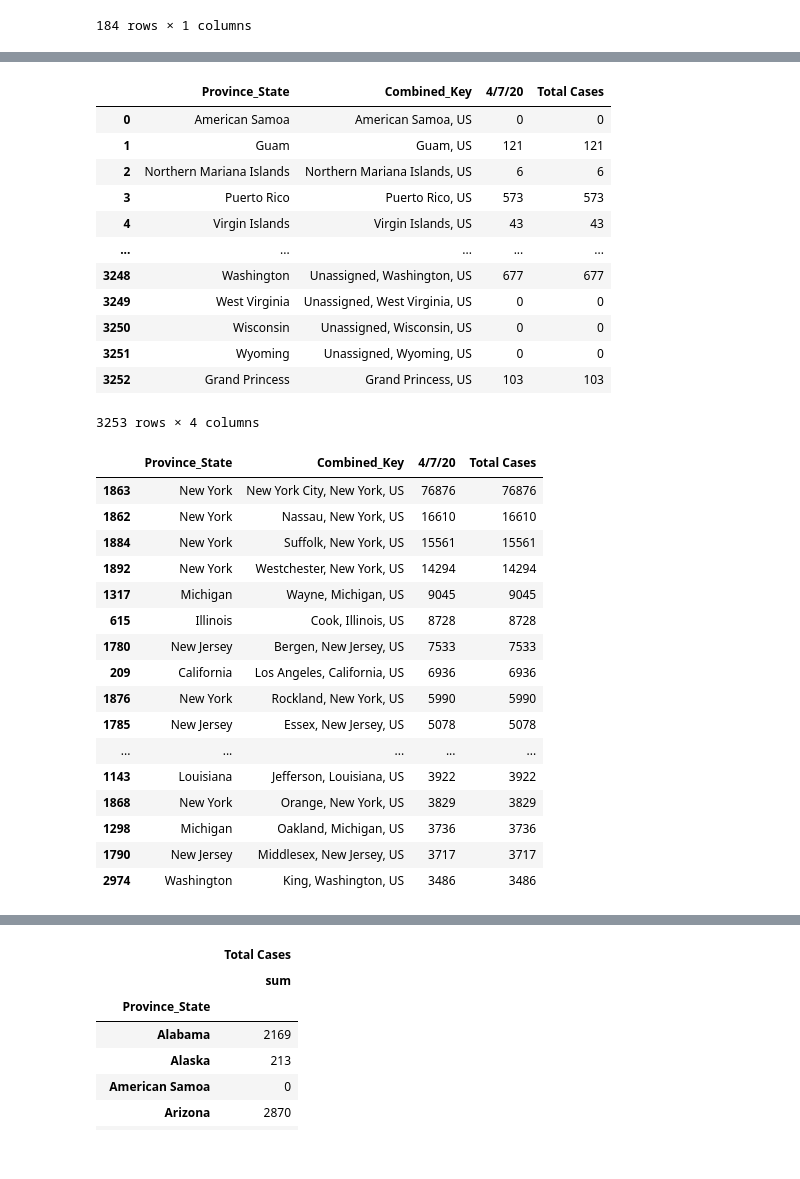
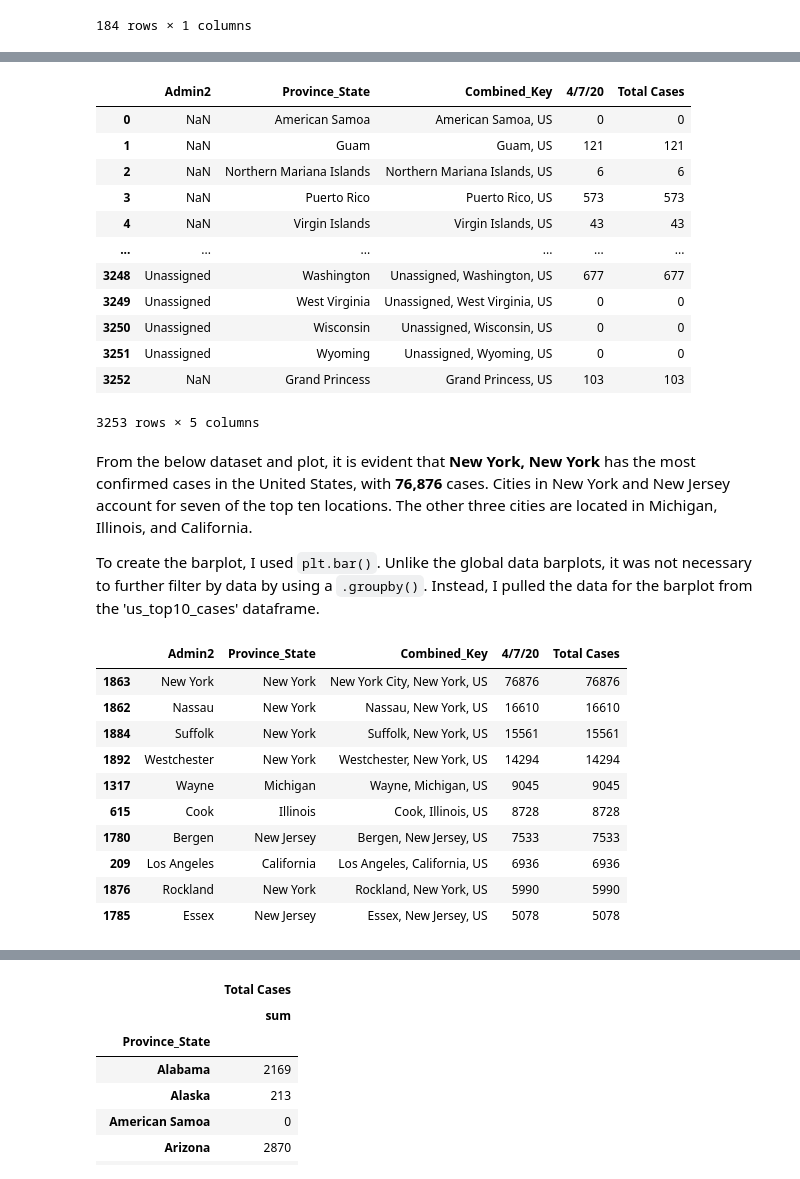
Before and after one commit to kfasola/Fasola_Final_Project, a Jupyter notebook: Fasola - Final Project.ipynb, the cells around one changed output, grey strips where cells are left out. Cells and saved outputs as stored; diff of their text form; code cells hidden in the pictures.

```diff
--- a/Fasola - Final Project.ipynb
+++ b/Fasola - Final Project.ipynb
@@ -273,42 +530,39 @@ Name: (Total Recovered, sum), dtype: float64
 # %%
-uscases_covid = pd.read_csv('time_series_covid19_confirmed_US.csv')
-uscases_covid.drop(uscases_covid.columns.difference(['Province_State', 'Combined_Key', '4/7/20']), axis=1, inplace=True)
+uscases_covid.drop(uscases_covid.columns.difference(['Admin2', 'Province_State', 'Combined_Key', '4/7/20']), axis=1, inplace=True)
 uscases_covid['Total Cases'] = uscases_covid.sum(1)
 uscases_covid
 # %% [output]
-|  | Province_State | Combined_Key | 4/7/20 | Total Cases |
-| 0 | American Samoa | American Samoa, US | 0 | 0 |
-| 1 | Guam | Guam, US | 121 | 121 |
-| 2 | Northern Mariana Islands | Northern Mariana Islands, US | 6 | 6 |
-| 3 | Puerto Rico | Puerto Rico, US | 573 | 573 |
-| 4 | Virgin Islands | Virgin Islands, US | 43 | 43 |
-| ... | ... | ... | ... | ... |
-| 3248 | Washington | Unassigned, Washington, US | 677 | 677 |
-| 3249 | West Virginia | Unassigned, West Virginia, US | 0 | 0 |
-| 3250 | Wisconsin | Unassigned, Wisconsin, US | 0 | 0 |
-| 3251 | Wyoming | Unassigned, Wyoming, US | 0 | 0 |
-| 3252 | Grand Princess | Grand Princess, US | 103 | 103 |
+|  | Admin2 | Province_State | Combined_Key | 4/7/20 | Total Cases |
+| 0 | NaN | American Samoa | American Samoa, US | 0 | 0 |
+| 1 | NaN | Guam | Guam, US | 121 | 121 |
+| 2 | NaN | Northern Mariana Islands | Northern Mariana Islands, US | 6 | 6 |
+| 3 | NaN | Puerto Rico | Puerto Rico, US | 573 | 573 |
+| 4 | NaN | Virgin Islands | Virgin Islands, US | 43 | 43 |
+| ... | ... | ... | ... | ... | ... |
+| 3248 | Unassigned | Washington | Unassigned, Washington, US | 677 | 677 |
+| 3249 | Unassigned | West Virginia | Unassigned, West Virginia, US | 0 | 0 |
+| 3250 | Unassigned | Wisconsin | Unassigned, Wisconsin, US | 0 | 0 |
+| 3251 | Unassigned | Wyoming | Unassigned, Wyoming, US | 0 | 0 |
+| 3252 | NaN | Grand Princess | Grand Princess, US | 103 | 103 |
-3253 rows × 4 columns
+3253 rows × 5 columns
+# %% [markdown]
+From the below dataset and plot, it is evident that **New York, New York** has the most confirmed cases in the United States, with **76,876** cases.  Cities in New York and New Jersey account for seven of the top ten locations.  The other three cities are located in Michigan, Illinois, and California.
+
+To create the barplot, I used `plt.bar()`.  Unlike the global data barplots, it was not necessary to further filter by data by using a `.groupby()`.  Instead, I pulled the data for the barplot from the 'us_top10_cases' dataframe.
 # %%
-us_top10_cases = uscases_covid.sort_values('Total Cases', ascending=False).head(22)
+us_top10_cases = uscases_covid.sort_values('Total Cases', ascending=False).head(10)
 us_top10_cases
 # %% [output]
-|  | Province_State | Combined_Key | 4/7/20 | Total Cases |
-| 1863 | New York | New York City, New York, US | 76876 | 76876 |
-| 1862 | New York | Nassau, New York, US | 16610 | 16610 |
-| 1884 | New York | Suffolk, New York, US | 15561 | 15561 |
-| 1892 | New York | Westchester, New York, US | 14294 | 14294 |
-| 1317 | Michigan | Wayne, Michigan, US | 9045 | 9045 |
-| 615 | Illinois | Cook, Illinois, US | 8728 | 8728 |
-| 1780 | New Jersey | Bergen, New Jersey, US | 7533 | 7533 |
-| 209 | California | Los Angeles, California, US | 6936 | 6936 |
-| 1876 | New York | Rockland, New York, US | 5990 | 5990 |
-| 1785 | New Jersey | Essex, New Jersey, US | 5078 | 5078 |
-| ... | ... | ... | ... | ... |
-| 1143 | Louisiana | Jefferson, Louisiana, US | 3922 | 3922 |
-| 1868 | New York | Orange, New York, US | 3829 | 3829 |
-| 1298 | Michigan | Oakland, Michigan, US | 3736 | 3736 |
-| 1790 | New Jersey | Middlesex, New Jersey, US | 3717 | 3717 |
-| 2974 | Washington | King, Washington, US | 3486 | 3486 |
+|  | Admin2 | Province_State | Combined_Key | 4/7/20 | Total Cases |
+| 1863 | New York | New York | New York City, New York, US | 76876 | 76876 |
+| 1862 | Nassau | New York | Nassau, New York, US | 16610 | 16610 |
+| 1884 | Suffolk | New York | Suffolk, New York, US | 15561 | 15561 |
+| 1892 | Westchester | New York | Westchester, New York, US | 14294 | 14294 |
+| 1317 | Wayne | Michigan | Wayne, Michigan, US | 9045 | 9045 |
+| 615 | Cook | Illinois | Cook, Illinois, US | 8728 | 8728 |
+| 1780 | Bergen | New Jersey | Bergen, New Jersey, US | 7533 | 7533 |
+| 209 | Los Angeles | California | Los Angeles, California, US | 6936 | 6936 |
+| 1876 | Rockland | New York | Rockland, New York, US | 5990 | 5990 |
+| 1785 | Essex | New Jersey | Essex, New Jersey, US | 5078 | 5078 |
 # %%
 fig, ax = plt.subplots(figsize=(20,5))
```
Also changed, not shown: parts of 81 cells of this notebook.
